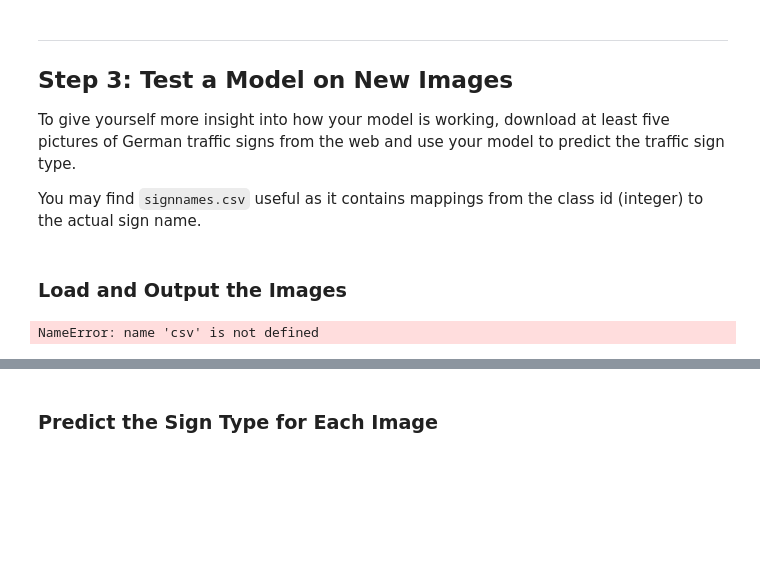
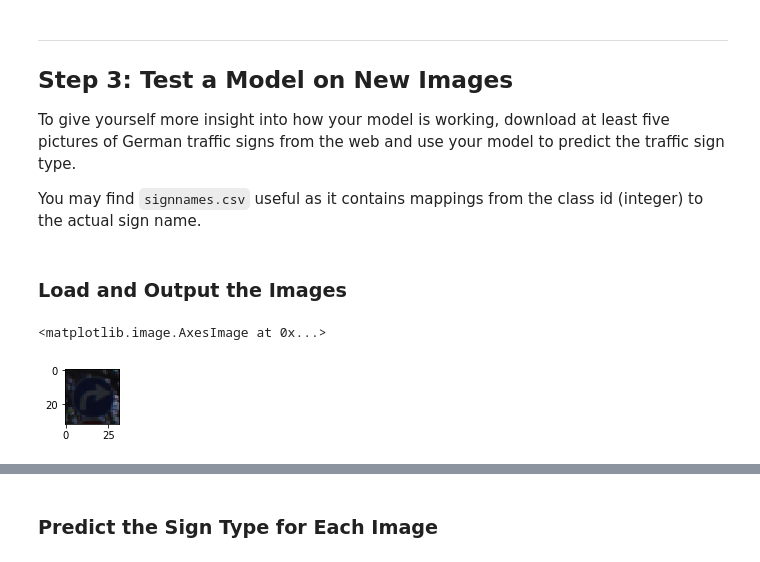
Before and after one commit to thomasdunlap/TensorFlow-Traffic-Sign-Classification, a Jupyter notebook: Traffic_Sign_Classifier.ipynb, the cells around one changed output, grey strips where cells are left out. Saved outputs shown, nothing was run; the diff lists cells and outputs as text; code cells hidden in the pictures; blank space fills up the shorter version.

```diff
--- a/Traffic_Sign_Classifier.ipynb
+++ b/Traffic_Sign_Classifier.ipynb
@@ -552,40 +546,20 @@ To give yourself more insight into how your model is working, download at least
 You may find `signnames.csv` useful as it contains mappings from the class id (integer) to the actual sign name.
 # %% [markdown]
 ### Load and Output the Images
-# %%
-### Load the images and plot them here.
-### Feel free to use as many code cells as needed.
-### Load the images and plot them here.
-### Feel free to use as many code cells as needed.
-
-#Import traffic signs class names
-signs_class=[]
-with open('signnames.csv', 'rt') as csvfile:
-    reader = csv.DictReader(csvfile, delimiter=',')
-    for row in reader:
-        signs_class.append((row['SignName']))
-
-#Import test images
-test_img_paths = [img_path for img_path in glob.glob("./new_images/*")]
-test_img=np.uint8(np.zeros((12,32,32,3)))
-
-for i, imp in enumerate(test_img_paths):
-    img=cv2.imread(imp, cv2.IMREAD_COLOR)
-    b,g,r = cv2.split(img)
-    img = cv2.merge([r,g,b])
-    test_img[i]=img
-
-#Visualize new raw images
-plt.figure(figsize=(12, 8))
-for i in range(12):
-    plt.subplot(3, 4, i+1)
-    plt.imshow(test_img[i])
-    plt.title(i)
-    plt.axis('off')
-    num_of_samples.append(len(x_selected))
-plt.show()
-# %% [output]
-NameError: name 'csv' is not defined
+# %%
+# The following code lets me view sample images from the unaugmented input training data,
+# based on their numeric key.  This helps me find corresponding examples online.
+
+# Numeric key corresponding to a certain sign type, as found in signnames.csv
+numeric_key = 33
+select_from_array = X_train_uint8[y_train_unaugmented == numeric_key]
+index = random.randint(0,len(select_from_array))
+sample_image = select_from_array[index].squeeze()
+plt.figure(figsize=(1,1))
+plt.imshow(sample_image)
+# %% [output]
+<matplotlib.image.AxesImage at 0x...>
+[figure, added]
 # %%
 ### Load the images and plot them here.
 ### Feel free to use as many code cells as needed.
```
Also changed, not shown: parts of 14 cells of this notebook.
